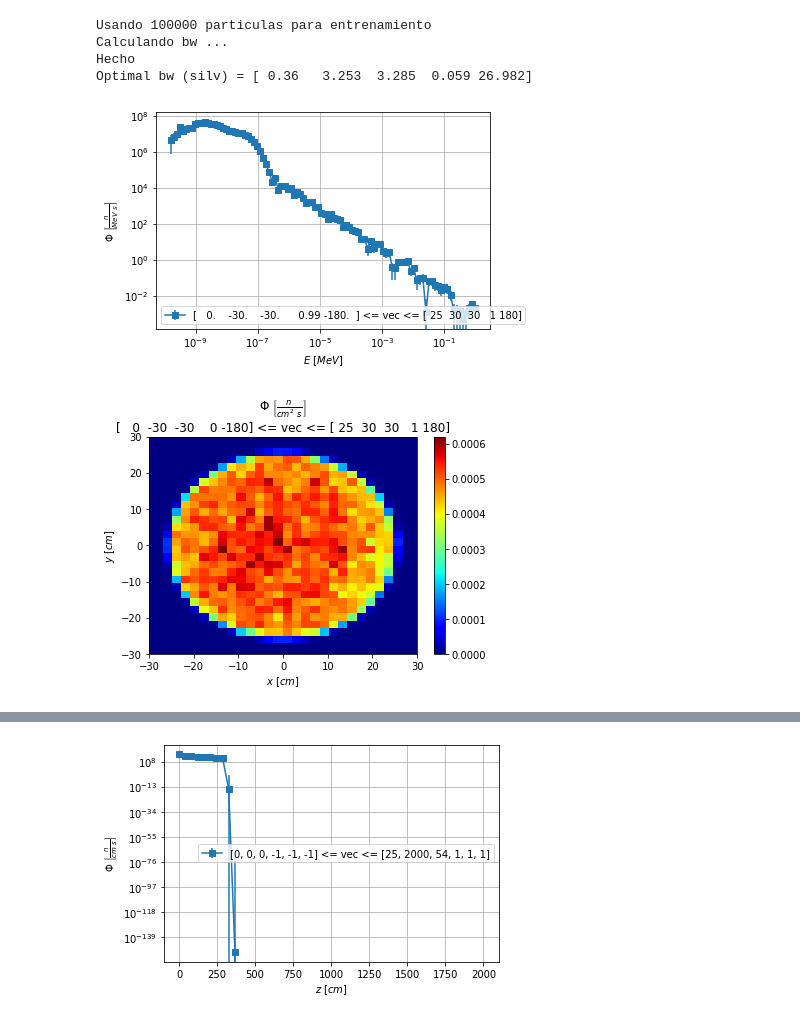
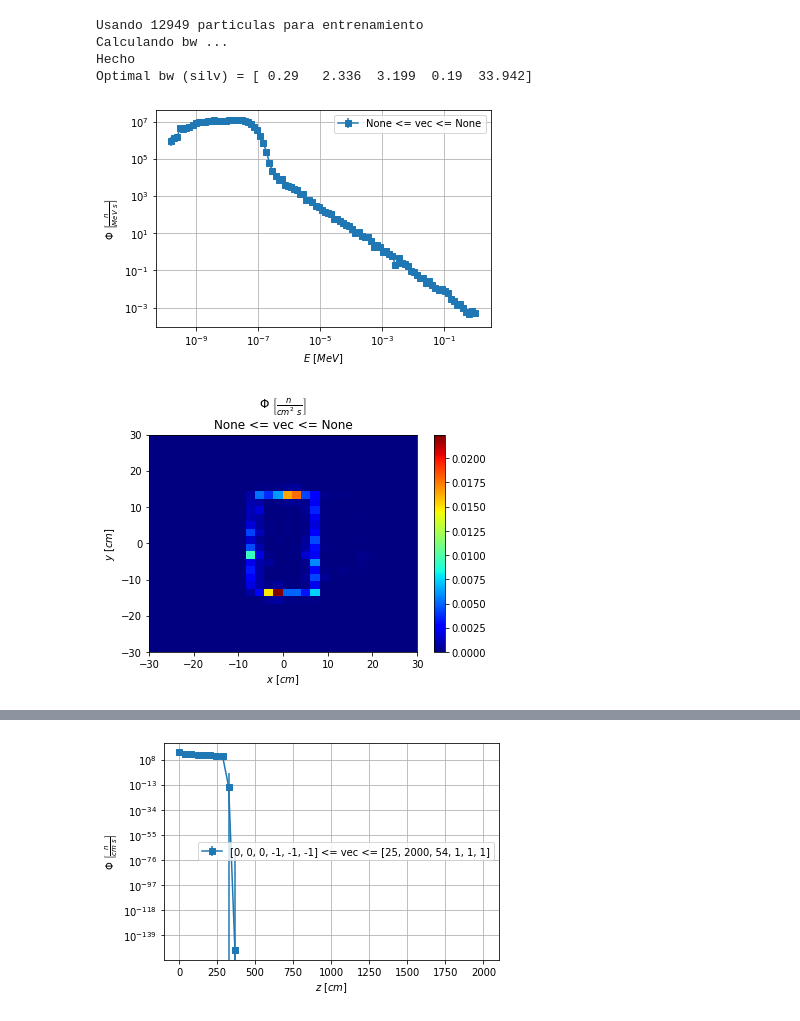
Before and after one commit to KDSource/KDSource, a Jupyter notebook: Auxiliares/plot.ipynb, the cells around one changed output, grey strips where cells are left out. Drawn from its saved outputs; the diff is of its cells as text; code cells hidden in the pictures.

```diff
--- a/Auxiliares/plot.ipynb
+++ b/Auxiliares/plot.ipynb
@@ -13,10 +13,11 @@ np.set_printoptions(precision=3)
 # Abrir lista de particulas
 
 folder = "Ftes_tracks" # "1_guia_n_mlcv"
-tracks = folder+"/GF12p_n"
-trasl = [118.5497276, -102.897199, 5.0] # None #
-rot = [0.0, 0.0, -158*np.pi/180.0] # None #
-x2z = True
+tracks = ["Decay/Fe59.csv", "2_bunker_n_bw0/activ_fe.ssv", None] # folder+"/GF12p_n"
+readformat = ["Decay", "SSVtally", "Isotrop"]
+trasl = None # [118.5497276, -102.897199, 5.0] #
+rot = None # [0.0, 0.0, -158*np.pi/180.0] #
+x2z = False
 
-set_params = False
-plist = ks.PList(ks.PTRAC_read, tracks, trasl=trasl, rot=rot, switch_x2z=x2z, set_params=set_params)
+set_params = True
+plist = ks.PList(readformat, tracks, trasl=trasl, rot=rot, switch_x2z=x2z, set_params=set_params)
@@ -34,20 +44,20 @@ N = 1e5 # Cantidad de particulas a utilizar
 s.fit(N)
 s.bw /= 5 # Para graficos integrales puede usarse una bw mas baja
 # %% [output]
-Usando 100000 particulas para entrenamiento
+Usando 12949 particulas para entrenamiento
 Calculando bw ...
 Hecho
-Optimal bw (silv) = [ 0.36   3.253  3.285  0.059 26.982]
+Optimal bw (silv) = [ 0.29   2.336  3.199  0.19  33.942]
 # %%
 # Graficos en E
 
-vec0 = [0, -30,-30, 0.99,-180] # None # [0, 0,0, -1,-1,-1]  #
-vec1 = [25, 30,30, 1,180]   # None # [25, 500,54, 1,1,1] #
+vec0 = None # [0, 0,0, -1,-1,-1]  # [0, -30,-30, 0.99,-180] #
+vec1 = None # [25, 500,54, 1,1,1] # [25, 30,30, 1,180]   #
 EE = np.logspace(-9.8,0,100)
 fig,scores = s.plot_E(EE, vec0, vec1)
 plt.show()
 # %% [output]
-[figure, old version]
+[figure, new version]
 # %%
 # Graficos en xy
 
@@ -58,4 +68,4 @@ yy = np.linspace(-30,30,30)
 fig,scores = s.plot2D_integr([xx,yy], ["x","y"], vec0, vec1)
 plt.show()
 # %% [output]
-[figure, old version]
+[figure, new version]
```
Also changed, not shown: parts of 4 cells of this notebook, 2 other files.
